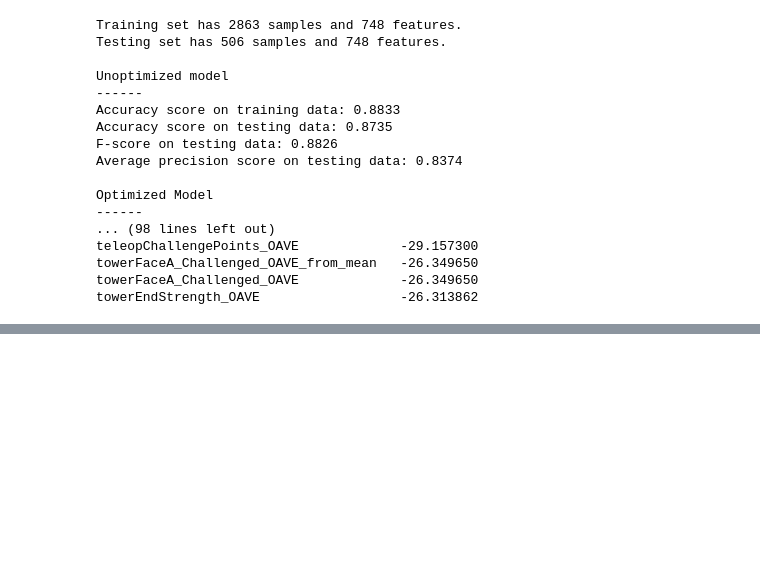
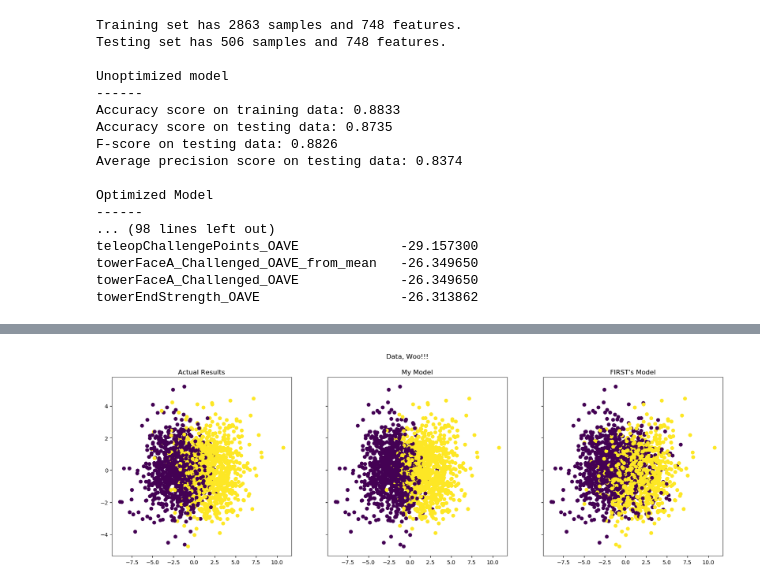
Before and after one commit to SGStrohkorb/Udacity-Capstone-Project, a Jupyter notebook: Udacity_Capstone_Project.ipynb, the cells around one changed output, grey strips where cells are left out. Drawn from its saved outputs; the diff is of its cells as text; code cells hidden in the pictures; blank space fills up the shorter version.

```diff
--- a/Udacity_Capstone_Project.ipynb
+++ b/Udacity_Capstone_Project.ipynb
@@ -83,8 +93,8 @@ towerFaceA_Challenged_OAVE_from_mean   -26.349650
 towerFaceA_Challenged_OAVE             -26.349650
 towerEndStrength_OAVE                  -26.313862
 # %%
-import ipynb.fs.defs.Second_Model as sm
-sm.future_matches_pred(2, True, False)
+import ipynb.fs.defs.Model as model
+data = model.future_matches_pred(2, True, False)
 # %% [output]
 Loading match data to train on
 Training set has 1396 samples and 748 features.
@@ -99,0 +110,12 @@ Loading future data to predict on
+# %%
+f, (ax1, ax2, ax3) = plt.subplots(1, 3, sharey=True, figsize=(20,6))
+f.suptitle('Data, Woo!!!')
+ax1.scatter(data[4][:,0], data[4][:,1], c=data[7])
+ax1.set_title("Actual Results")
+ax2.scatter(data[4][:,0], data[4][:,1], c=data[5])
+ax2.set_title("My Model")
+ax3.scatter(data[4][:,0], data[4][:,1], c=data[6])
+ax3.set_title("FIRST's Model")
+plt.show()
+# %% [output]
+[figure, added]
```
Also changed, not shown: parts of 9 cells of this notebook, 1 other file.
